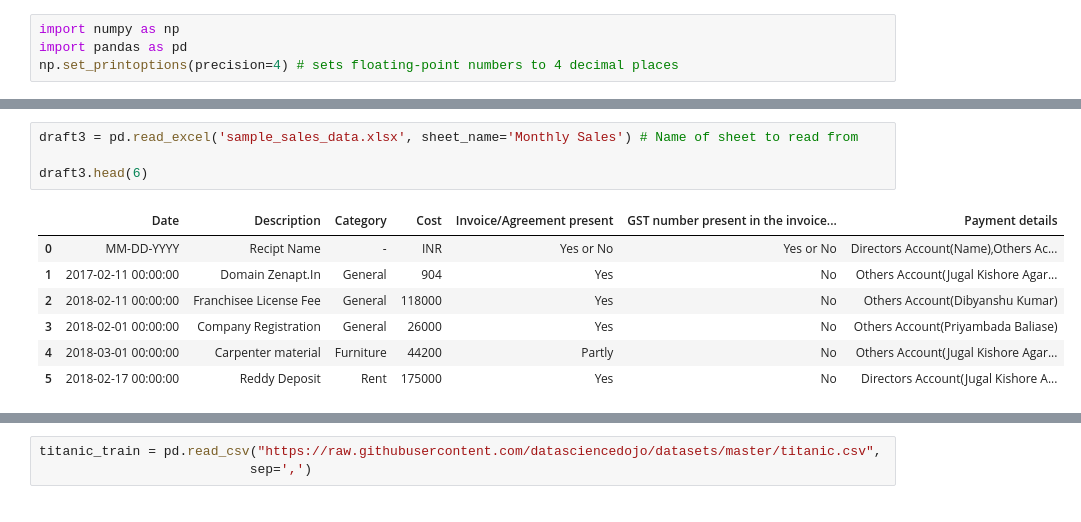
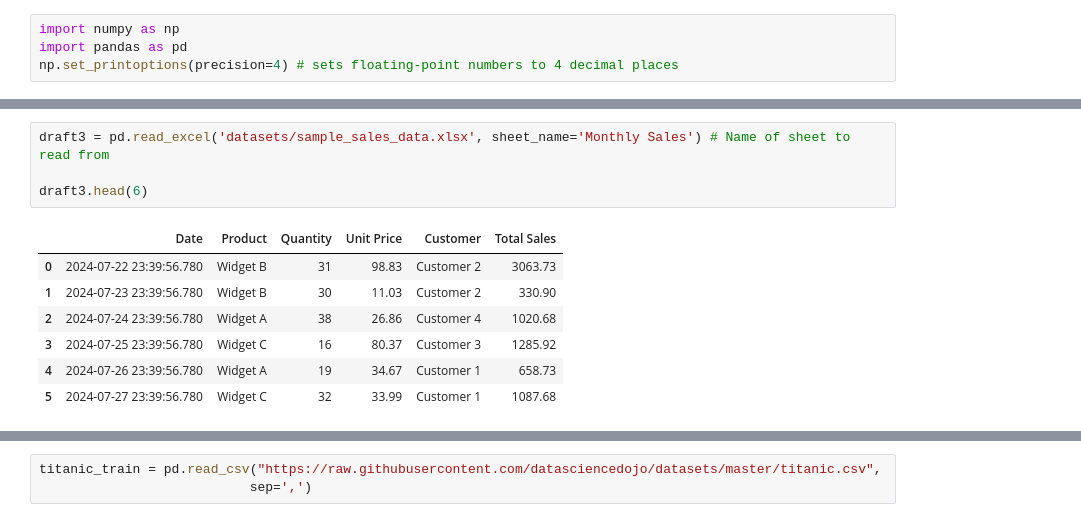
Before and after one commit to flaviarbatista/Assignments, a Jupyter notebook: Lab_3.ipynb, the cells around one changed output, grey strips where cells are left out. Cells and saved outputs as stored; diff of their text form.

```diff
--- a/Lab_3.ipynb
+++ b/Lab_3.ipynb
@@ -750,17 +709,17 @@ result
 | 1 | two | 5 | 6 | NaN | 8 | world |
 | 2 | three | 9 | 10 | 11.0 | 12 | foo |
 # %%
-draft3 = pd.read_excel('sample_sales_data.xlsx', sheet_name='Monthly Sales') # Name of sheet to read from
+draft3 = pd.read_excel('datasets/sample_sales_data.xlsx', sheet_name='Monthly Sales') # Name of sheet to read from
 
 draft3.head(6)
 # %% [output]
-|  | Date | Description | Category | Cost | Invoice/Agreement present | GST number present in the invoice... | Payment details |
-| 0 | MM-DD-YYYY | Recipt Name | - | INR | Yes or No | Yes or No | Directors Account(Name),Others Ac... |
-| 1 | 2017-02-11 00:00:00 | Domain Zenapt.In | General | 904 | Yes | No | Others Account(Jugal Kishore Agar... |
-| 2 | 2018-02-11 00:00:00 | Franchisee License Fee | General | 118000 | Yes | No | Others Account(Dibyanshu Kumar) |
-| 3 | 2018-02-01 00:00:00 | Company Registration | General | 26000 | Yes | No | Others Account(Priyambada Baliase) |
-| 4 | 2018-03-01 00:00:00 | Carpenter material | Furniture | 44200 | Partly | No | Others Account(Jugal Kishore Agar... |
-| 5 | 2018-02-17 00:00:00 | Reddy Deposit | Rent | 175000 | Yes | No | Directors Account(Jugal Kishore A... |
+|  | Date | Product | Quantity | Unit Price | Customer | Total Sales |
+| 0 | 2024-07-22 23:39:56.780 | Widget B | 31 | 98.83 | Customer 2 | 3063.73 |
+| 1 | 2024-07-23 23:39:56.780 | Widget B | 30 | 11.03 | Customer 2 | 330.90 |
+| 2 | 2024-07-24 23:39:56.780 | Widget A | 38 | 26.86 | Customer 4 | 1020.68 |
+| 3 | 2024-07-25 23:39:56.780 | Widget C | 16 | 80.37 | Customer 3 | 1285.92 |
+| 4 | 2024-07-26 23:39:56.780 | Widget A | 19 | 34.67 | Customer 1 | 658.73 |
+| 5 | 2024-07-27 23:39:56.780 | Widget C | 32 | 33.99 | Customer 1 | 1087.68 |
 # %%
 import pandas as pd
 url = "http://www.basketball-reference.com/leagues/NBA_2015_totals.html"
```
Also changed, not shown: parts of 51 cells of this notebook.
